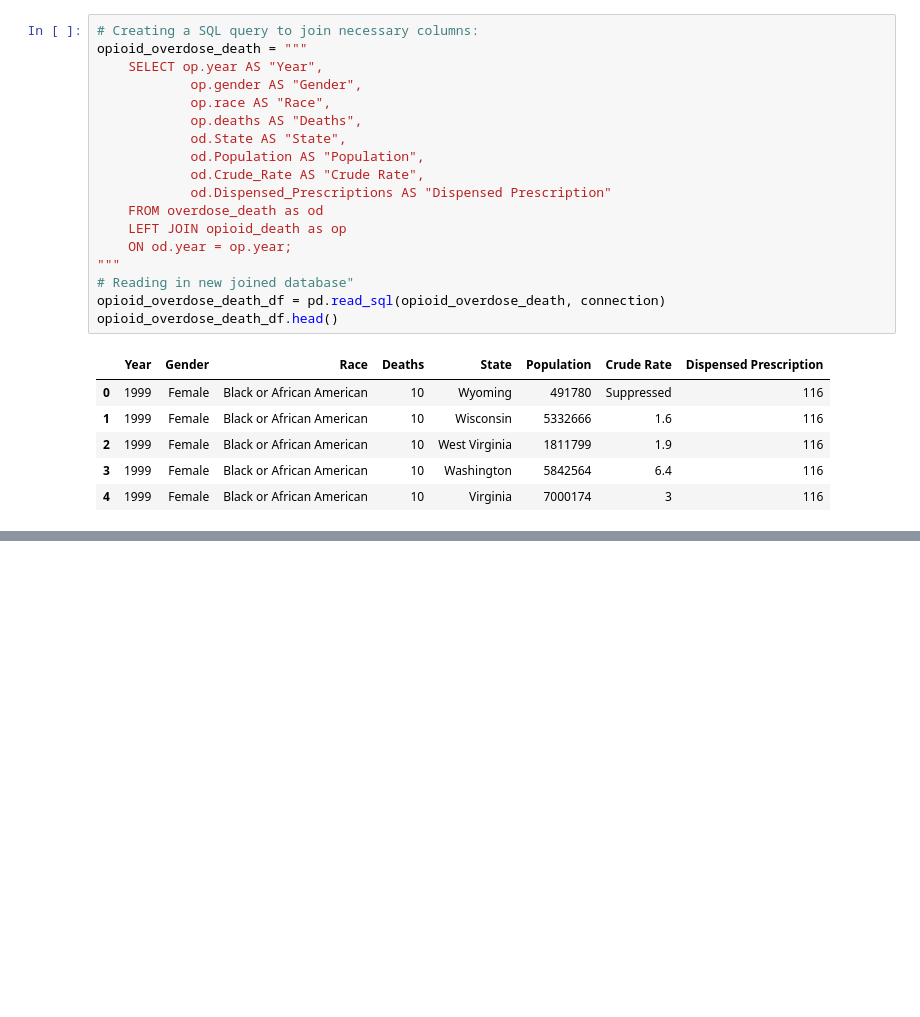
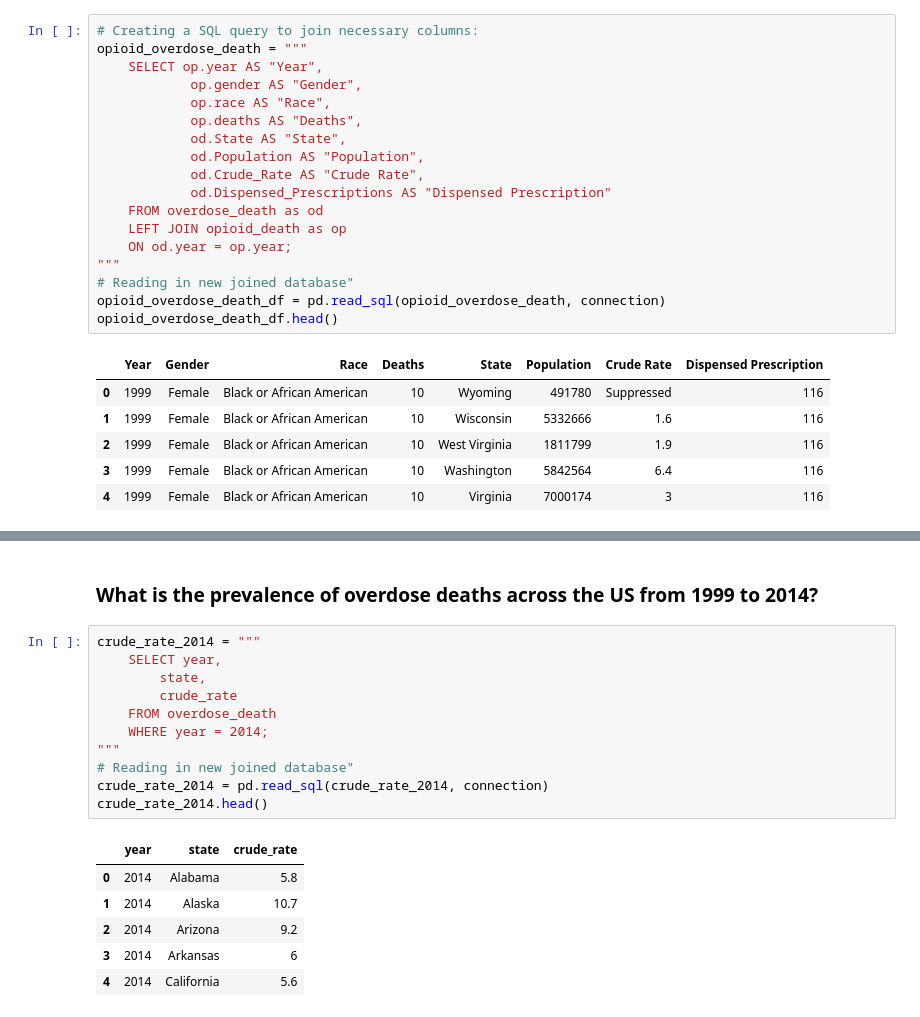
Before and after one commit to Chahnaz-Kbaisi/ETL-Project, a Jupyter notebook: usage_overdose_us1.ipynb, the cells around one changed output, grey strips where cells are left out. Saved outputs shown, nothing was run; the diff lists cells and outputs as text; blank space fills up the shorter version.

```diff
--- a/usage_overdose_us1.ipynb
+++ b/usage_overdose_us1.ipynb
@@ -490,0 +480,20 @@ male_death_df
+# %% [markdown]
+### What is the prevalence of overdose deaths across the US from 1999 to 2014?
+# %%
+crude_rate_2014 = """
+    SELECT year,
+        state,
+        crude_rate
+    FROM overdose_death
+    WHERE year = 2014;
+"""
+# Reading in new joined database"
+crude_rate_2014 = pd.read_sql(crude_rate_2014, connection)
+crude_rate_2014.head()
+# %% [output]
+|  | year | state | crude_rate |
+| 0 | 2014 | Alabama | 5.8 |
+| 1 | 2014 | Alaska | 10.7 |
+| 2 | 2014 | Arizona | 9.2 |
+| 3 | 2014 | Arkansas | 6 |
+| 4 | 2014 | California | 5.6 |
```
Also changed, not shown: parts of 20 cells of this notebook, 4 other files.
